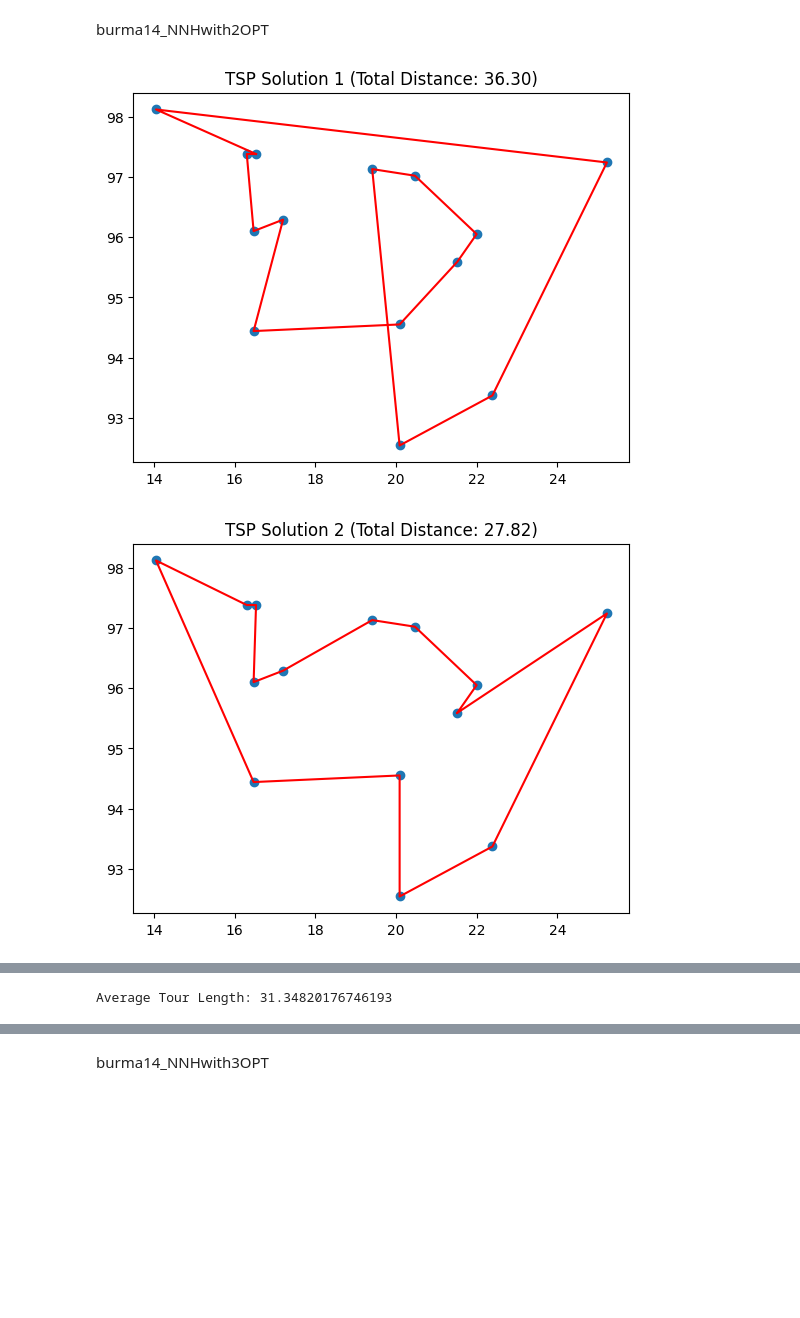
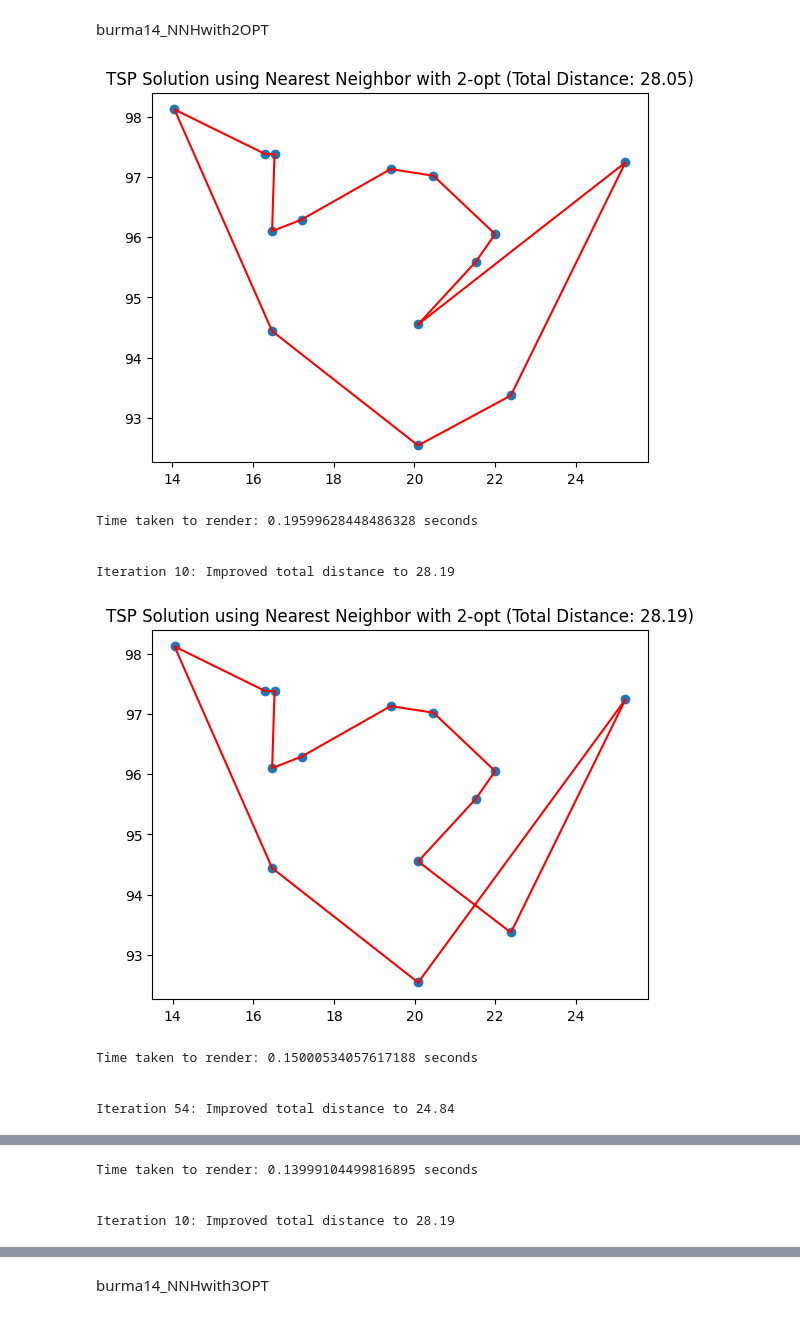
Before and after one commit to Amboyandrey/TSPLIB, a Jupyter notebook: GEO/burma14.ipynb, the cells around one changed output, grey strips where cells are left out. Saved outputs shown, nothing was run; the diff lists cells and outputs as text; code cells hidden in the pictures; blank space fills up the shorter version.

```diff
--- a/GEO/burma14.ipynb
+++ b/GEO/burma14.ipynb
@@ -4,6 +4,7 @@ burma14_NNHonly
 import re
 import numpy as np
 import matplotlib.pyplot as plt
+import time
 
 class TSPSolver:
     def __init__(self, points):
@@ -39,7 +40,7 @@ class TSPSolver:
 # Parse the TSP dataset and extract coordinates
 def parse_tsp_dataset(data):
     coordinates = []
-    pattern = re.compile(r'\s*(\d+)\s+(\d+\.\d+)\s+(\d+\.\d+)')  # Updated regular expression
+    pattern = re.compile(r'\s*(\d+)\s+(\d+\.\d+)\s+(\d+\.\d+)')
 
     in_node_coord_section = False
     for line in data.split('\n'):
@@ -54,7 +55,6 @@ def parse_tsp_dataset(data):
                 coordinates.append((float(match.group(2)), float(match.group(3))))
 
     return coordinates
-
 
 # Load the TSP dataset from a file
 def load_tsp_file(file_path):
@@ -73,7 +73,10 @@ city_coordinates = parse_tsp_dataset(tsp_data)
 
 # Create TSPSolver instance and solve using nearest neighbor
 total_distances = []
+render_times = []
+
 for i in range(10):
+    start_time = time.time()  # Start timing for this run
     solver = TSPSolver(city_coordinates)
     solver.solve()
     total_distance = solver.total_distance()
@@ -86,7 +89,14 @@ for i in range(10):
     plt.title(f'TSP Solution using Nearest Neighbor (Total Distance: {total_distance:.2f})')
     plt.show()
 
-# Calculate average tour length
+    end_time = time.time()  # End timing for this run
+    rendered_time = end_time - start_time  # Calculate render time for this run
+    render_times.append(rendered_time)
+    print("Time taken to render:", rendered_time, "seconds\n\n")
+
+# Calculate and print average tour length and average time taken to render
 average_tour_length = np.mean(total_distances)
+average_render_time = np.mean(render_times)
 print("Average Tour Length:", average_tour_length)
+print("Average Time taken to render:", average_render_time, "seconds")
 # %% [output]
@@ -107,7 +119,7 @@ burma14_NNHwith2OPT
 import re
 import numpy as np
 import matplotlib.pyplot as plt
-import random
+import time
 
 class TSPSolver:
     def __init__(self, points):
@@ -150,12 +162,13 @@ class TSPSolver:
             for i in range(1, self.n - 2):
                 for k in range(i + 1, self.n):
                     iteration += 1
-                    if random.random() < 0.1:  # Adjust this probability as needed
-                        new_tour = self.two_opt_swap(tour, i, k)
-                        if self.total_distance(new_tour) < self.total_distance(tour):
-                            tour = new_tour
-                            improvement = True
-                            print(f"Iteration {iteration}: Improved total distance to {self.total_distance(tour):.2f}")
+                    if k - i == 1:
+                        continue  # Changes nothing, skip
+                    new_tour = self.two_opt_swap(tour, i, k)
+                    if self.total_distance(new_tour) < self.total_distance(tour):
+                        tour = new_tour
+                        improvement = True
+                        print(f"Iteration {iteration}: Improved total distance to {self.total_distance(tour):.2f}")
 
         self.tour = tour
 
@@ -168,7 +181,7 @@ class TSPSolver:
 # Parse the TSP dataset and extract coordinates
 def parse_tsp_dataset(data):
     coordinates = []
-    pattern = re.compile(r'\s*(\d+)\s+(\d+\.\d+)\s+(\d+\.\d+)')  # Updated regular expression
+    pattern = re.compile(r'\s*(\d+)\s+(\d+\.\d+)\s+(\d+\.\d+)')
 
     in_node_coord_section = False
     for line in data.split('\n'):
@@ -193,36 +206,53 @@ def load_tsp_file(file_path):
 # Specify the path to your TSP file
 tsp_file_path = "burma14.tsp"
 
 # Load the TSP dataset from the file
 tsp_data = load_tsp_file(tsp_file_path)
 
 # Parse the dataset and extract coordinates
 city_coordinates = parse_tsp_dataset(tsp_data)
 
 # Store total distances
 total_distances = []
+render_times = []
 
-# Rerun TSP solving process 3 times
-for i in range(3):
+# Rerun TSP solving process 5 times
+for i in range(5):
+    start_time = time.time()  # Start timing for this run
     # Create TSPSolver instance and solve
     solver = TSPSolver(city_coordinates)
     solver.solve()
 
     # Calculate total distance and add to list
     total_distance = solver.total_distance()
     total_distances.append(total_distance)
 
     # Plot the solution
     plt.figure()
     plt.scatter(solver.points[:, 0], solver.points[:, 1])
     tour_points = np.array([solver.points[i] for i in solver.tour])
     plt.plot(tour_points[:, 0], tour_points[:, 1], 'r-')
-    plt.title(f'TSP Solution {i+1} (Total Distance: {total_distance:.2f})')
+    plt.title(f'TSP Solution using Nearest Neighbor with 2-opt (Total Distance: {total_distance:.2f})')
     plt.show()
 
-# Calculate and print average tour length
+    end_time = time.time()  # End timing for this run
+    rendered_time = end_time - start_time  # Calculate render time for this run
+    render_times.append(rendered_time)
+    print("Time taken to render:", rendered_time, "seconds\n\n")
+
+# Calculate and print average tour length and average time taken to render
 average_tour_length = np.mean(total_distances)
+average_render_time = np.mean(render_times)
 print("Average Tour Length:", average_tour_length)
+print("Average Time taken to render:", average_render_time, "seconds")
 # %% [output]
-[figure, old version]
+[figure, new version]
+Time taken to render: 0.19599628448486328 seconds
+
+
+Iteration 10: Improved total distance to 28.19
-[figure, old version]
+[figure, new version]
+Time taken to render: 0.15000534057617188 seconds
+
+
+Iteration 54: Improved total distance to 24.84
@@ -230 +260,4 @@ print("Average Tour Length:", average_tour_length)
-Average Tour Length: 31.34820176746193
+Time taken to render: 0.13999104499816895 seconds
+
+
+Iteration 10: Improved total distance to 28.19
```
Also changed, not shown: parts of 3 cells of this notebook, 3 other files.
